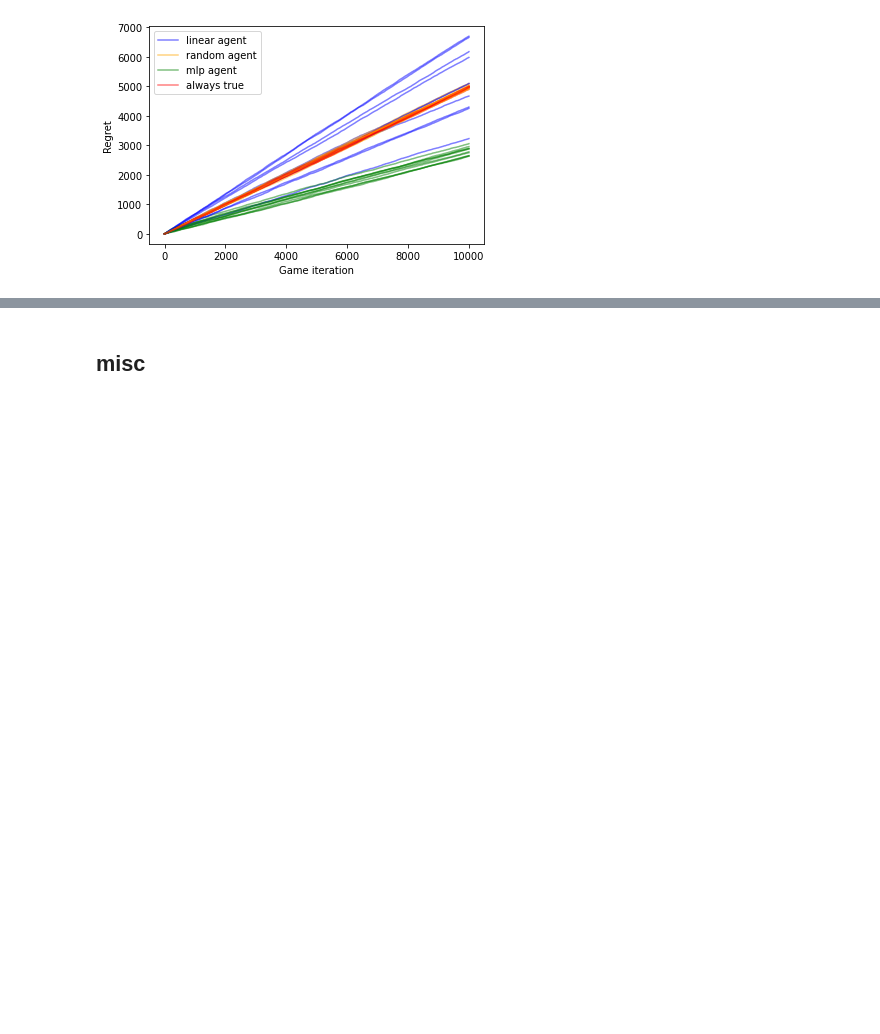
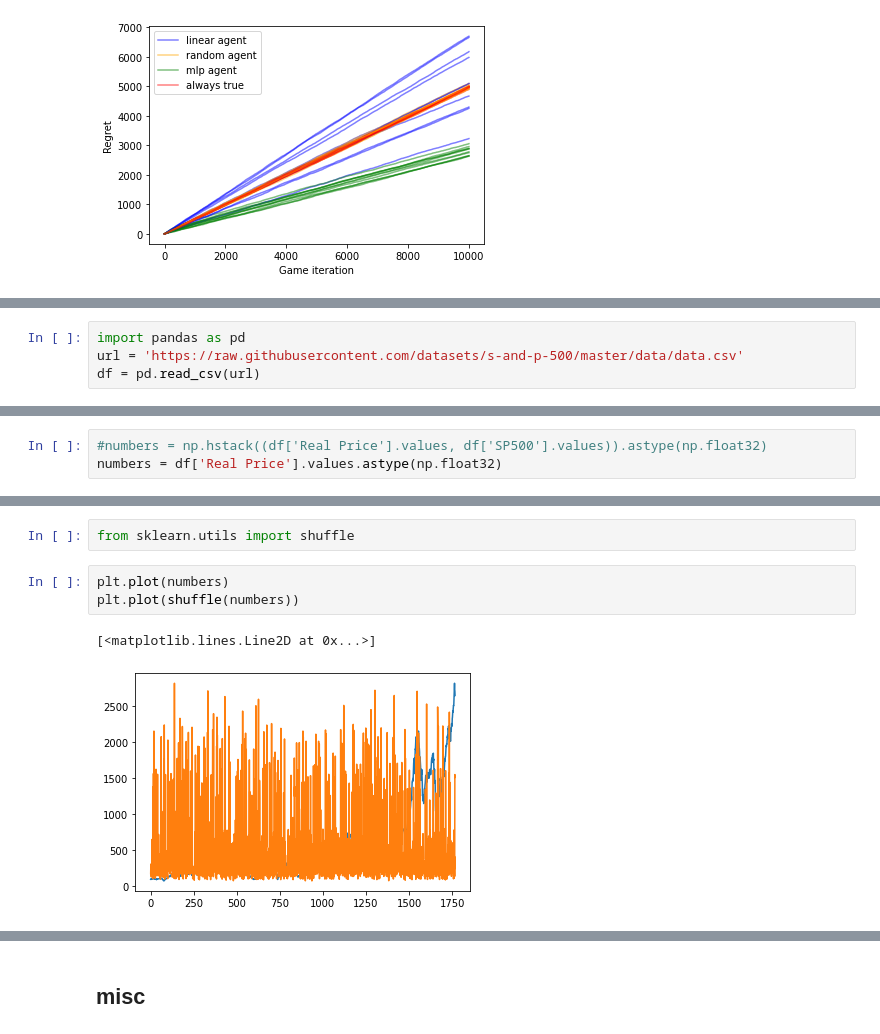
Before and after one commit to myazdani/number-guessing, a Jupyter notebook: number_guessing_learner.ipynb, the cells around one changed output, grey strips where cells are left out. Drawn from its saved outputs; the diff is of its cells as text; blank space fills up the shorter version.

```diff
--- a/number_guessing_learner.ipynb
+++ b/number_guessing_learner.ipynb
@@ -285,0 +579,4 @@ plt.legend();
+# %%
+import pandas as pd
+url = 'https://raw.githubusercontent.com/datasets/s-and-p-500/master/data/data.csv'
+df = pd.read_csv(url)
@@ -285,0 +591,3 @@ plt.legend();
+# %%
+#numbers = np.hstack((df['Real Price'].values, df['SP500'].values)).astype(np.float32)
+numbers = df['Real Price'].values.astype(np.float32)
@@ -285,0 +657,8 @@ plt.legend();
+# %%
+from sklearn.utils import shuffle
+# %%
+plt.plot(numbers)
+plt.plot(shuffle(numbers))
+# %% [output]
+[<matplotlib.lines.Line2D at 0x...>]
+[figure, added]
```
Also changed, not shown: parts of 25 cells of this notebook.
